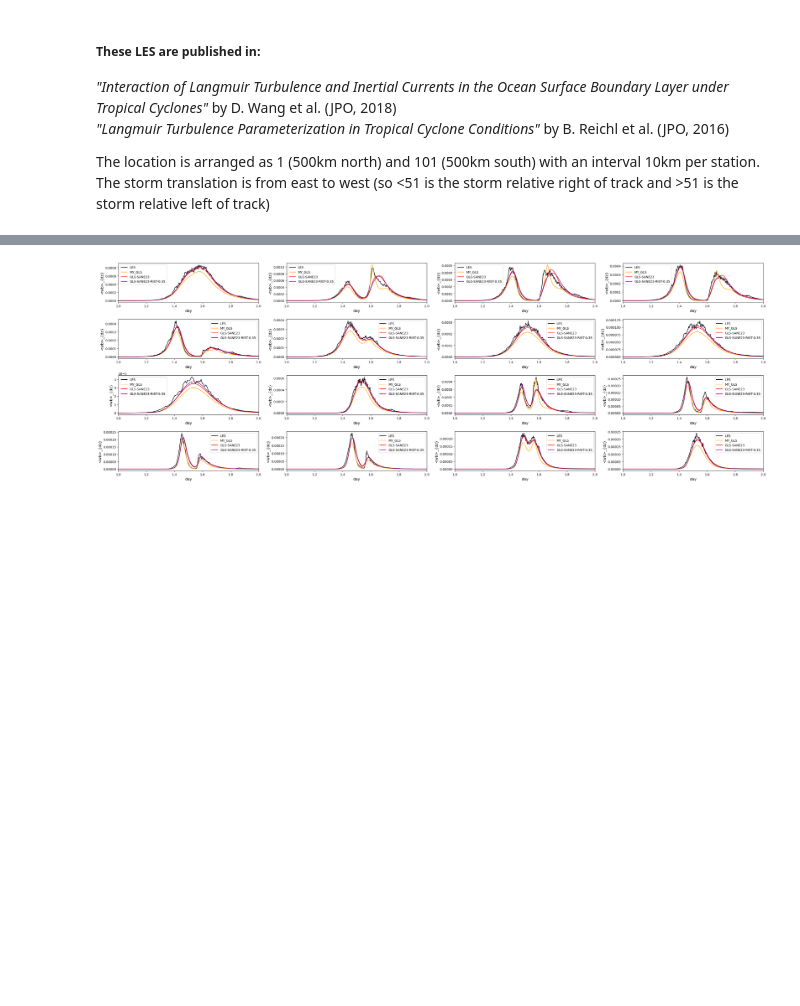
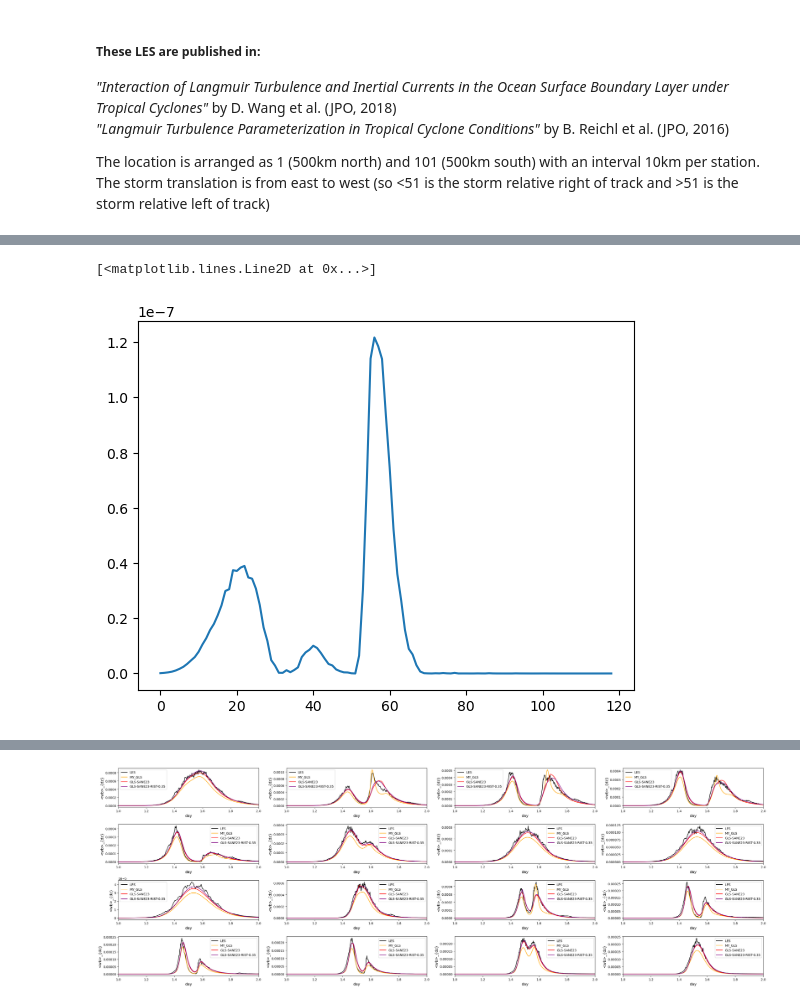
Before and after one commit to mrozowskamartaa/MOM6_SCM_Hurr, a Jupyter notebook: analysis/Compare_MOM_to_LES.ipynb, the cells around one changed output, grey strips where cells are left out. Drawn from its saved outputs; the diff is of its cells as text; code cells hidden in the pictures; blank space fills up the shorter version.

```diff
--- a/analysis/Compare_MOM_to_LES.ipynb
+++ b/analysis/Compare_MOM_to_LES.ipynb
@@ -154,3 +223,8 @@ else:
+# %%
+plt.plot((data1_interp[day_2_mask]-data2[day_2_mask])**2)
+# %% [output]
+[<matplotlib.lines.Line2D at 0x...>]
+[figure, added]
 # %%
 if not all_per_type:
 
```
Also changed, not shown: parts of 13 cells of this notebook, 2 other files.
